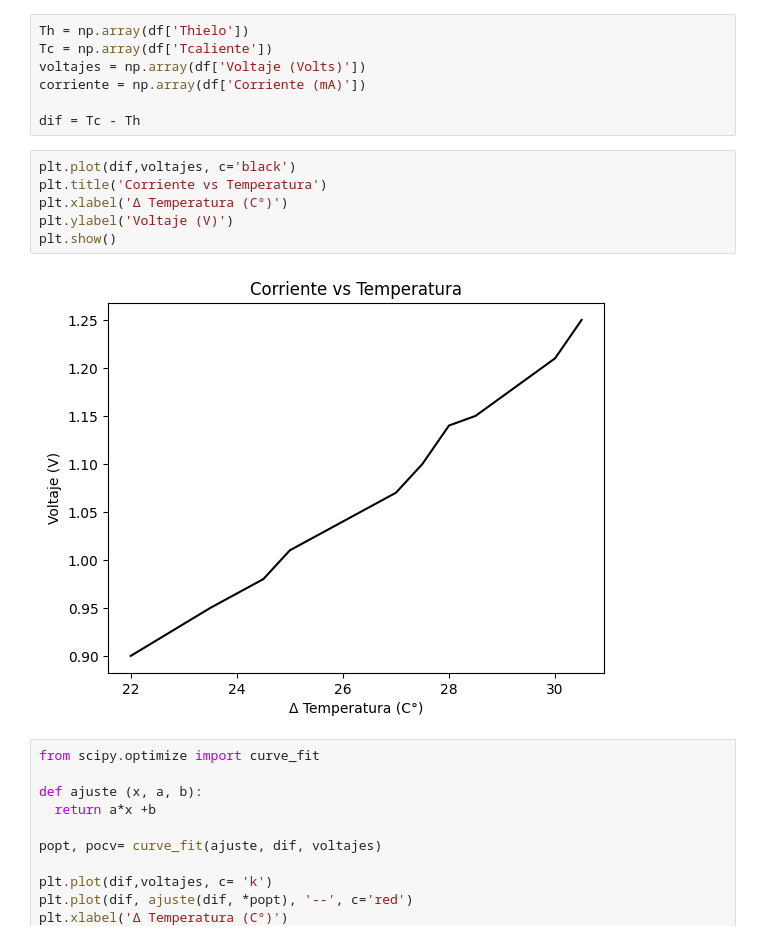
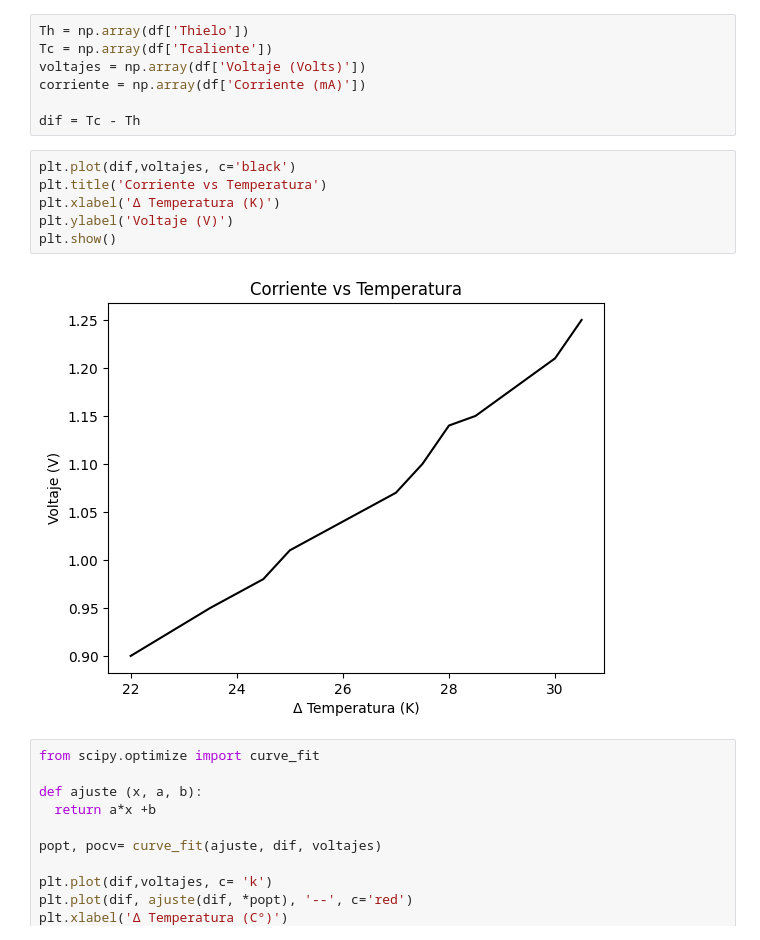
Before and after one commit to Emyfoton/Codigos_pregrado, a Jupyter notebook: Termogenerador.ipynb, the cells around one changed output. Saved outputs shown, nothing was run; the diff lists cells and outputs as text.

```diff
--- a/Termogenerador.ipynb
+++ b/Termogenerador.ipynb
@@ -41,11 +64,11 @@ dif = Tc - Th
 # %%
 plt.plot(dif,voltajes, c='black')
 plt.title('Corriente vs Temperatura')
-plt.xlabel('Δ Temperatura (C°)')
+plt.xlabel('Δ Temperatura (K)')
 plt.ylabel('Voltaje (V)')
 plt.show()
 # %% [output]
-[figure, old version]
+[figure, new version]
 # %%
 from scipy.optimize import curve_fit
 
```
Also changed, not shown: parts of 8 cells of this notebook.
